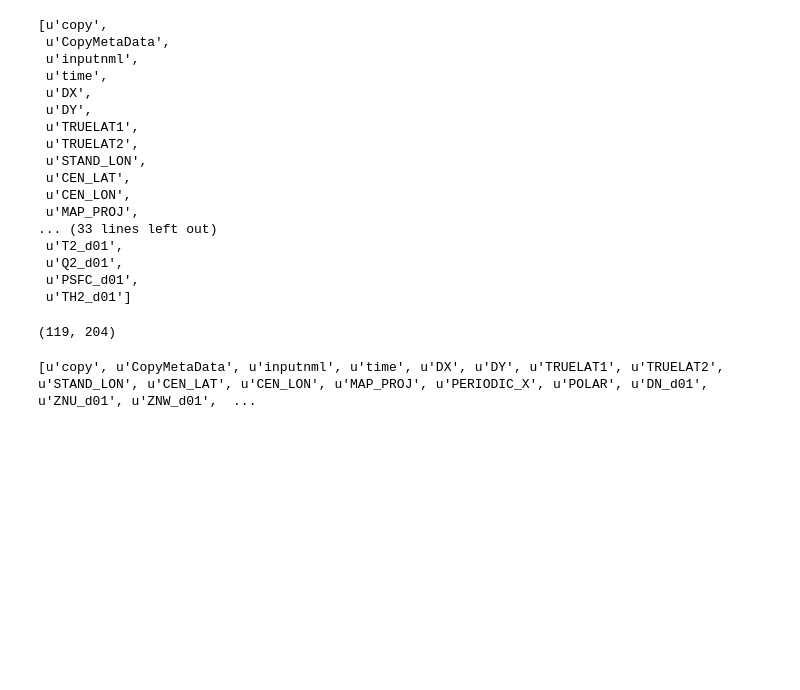
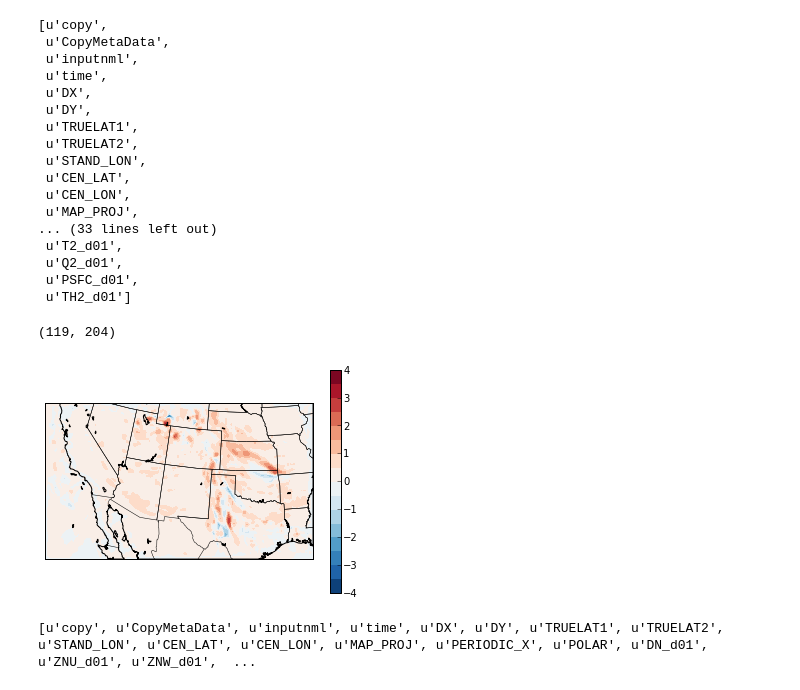
Before and after one commit to aereinha/notebooks, a Jupyter notebook: Untitled0.ipynb, the cells around one changed output. Drawn from its saved outputs; the diff is of its cells as text; code cells hidden in the pictures; blank space fills up the shorter version.

```diff
--- a/Untitled0.ipynb
+++ b/Untitled0.ipynb
@@ -13,8 +13,8 @@ b=nc.Dataset("/Volumes/External/aereinha/dumasmeso1/outputnodfi3hr/2010051803/pr
 # %%
 #MUd = a.variables['T2_d01'][0,0,:,:]-b.variables['T2_d01'][0,0,:,:]
 #refldiff = a.variables['REFL_10CM'][:]# - b.variables['REFL_10CM'][:]
-a = nc.Dataset("/Volumes/External/aereinha/dumasmeso1/outputdfi3hr/2010051821/Prior_Diag.nc","r")
-b = nc.Dataset("/Volumes/External/aereinha/dumasmeso1/outputnodfi3hr/2010051821/Prior_Diag.nc","r")
+a = nc.Dataset("/Volumes/External/aereinha/dumasmeso1/outputdfi3hr/2010051900/Prior_Diag.nc","r")
+b = nc.Dataset("/Volumes/External/aereinha/dumasmeso1/outputnodfi3hr/2010051900/Prior_Diag.nc","r")
 a.variables.keys()
 # %% [output]
 [u'copy',
@@ -50,19 +51,3 @@ xdim = len(a.variables['XLAT_d01'][0,:])
 ydim = len(a.variables['XLONG_d01'][:,0])
 # %% [output]
 (119, 204)
-# %%
-j = 0
-for i in glob.glob("/Volumes/External/aereinha/dumasmeso1/outputdfi3hr/2010051900/precip/wrf_precip_d01_2010-05-*"):
-    if j ==0:
-        b=nc.Dataset(i,"r")
-        ref0 = b.variables['REFL_10CM'][0,:,:,:]
-        b.close()
-    else:
-        b=nc.Dataset(i,"r")
-        ref0 = ref0 + b.variables['REFL_10CM'][0,:,:,:]
-        b.close()
-    j = j+1
-
-refmeandfi0 = ref0/50.
-
-refmaxdfi = np.maximum.reduce(refmeandfi0)
@@ -69,15 +172,22 @@ refmaxdfi = np.maximum.reduce(refmeandfi0)
 # %%
 shapefilelocation="/Volumes/External/aereinha/shapefiles"
 m=Basemap(resolution='i',projection='lcc',llcrnrlon=xlong[0,0],llcrnrlat=xlat[0,0],urcrnrlon=xlong[-1,-1],urcrnrlat=xlat[-1,-1],lat_1=a.variables['TRUELAT1'][:],lat_2=a.variables['TRUELAT2'][:],lat_0=a.variables['CEN_LAT'][:],lon_0=a.variables['STAND_LON'][:])
 m.drawcoastlines()
 m.drawstates()
 m.drawcountries()
+reftotal = refmeandfi0+refmeandfi3+refmeandfi6+refmeandfi9+refmeandfi12+refmeandfi15+refmeandfi18+refmeandfi21+refmeandfi24
 #m.readshapefile(shapefilelocation+'/counties/c_03ap12', name='counties')
-x,y = m(xlong[::5,::5],xlat[::5,::5])
-#levs = np.arange(-15.,60.,5.)
-cs = m.barbs(x,y,Ub[::5,1::5]*1.94384,Vb[1::5,::5]*1.94384,barbcolor='green')
-#cs=m.contourf(x,y,W[0,:,:],levels=levs,cmap=ct.Carbone42)
-#plt.colorbar()
-plt.savefig("domainnodfiprior21Windbarbs.png",dpi=300)
+x,y = m(xlong,xlat)
+levs = np.arange(-4.,4.5,0.5)
+#cs = m.barbs(x,y,Ub[::5,1::5]*1.94384,Vb[1::5,::5]*1.94384,barbcolor='green')
+#cs=m.contourf(x,y,refmeandfi21,levels=[0.01,0.1,0.5,1.,2.,3.,4.,5.,7.5,10.,15.,20.,30.,40.,50.,np.max(refmeandfi0)],colors=pcp_cmap)
+c = nc.Dataset("/Volumes/External/aereinha/dumasmeso1/outputdfi3hr/2010051818/precip/wrf_precip_d01_2010-05-18_21:00:00_39","r")
+#c = nc.Dataset("/Volumes/External/aereinha/dumasmeso1/outputnodfi3hr/2010051818/precip/wrf_precip_d01_2010-05-18_21:00:00_8","r")
+dbz = c.variables['REFL_10CM'][0,0,:,:]
+cs = m.contourf(x,y,T,cmap=get_cmap('RdBu_r'),levels=levs)
+plt.colorbar()
+plt.savefig("Thdiff00.png",dpi=300)
 plt.show()
+# %% [output]
+[figure, added]
 # %%
```
Also changed, not shown: parts of 15 cells of this notebook, 5 other files.
